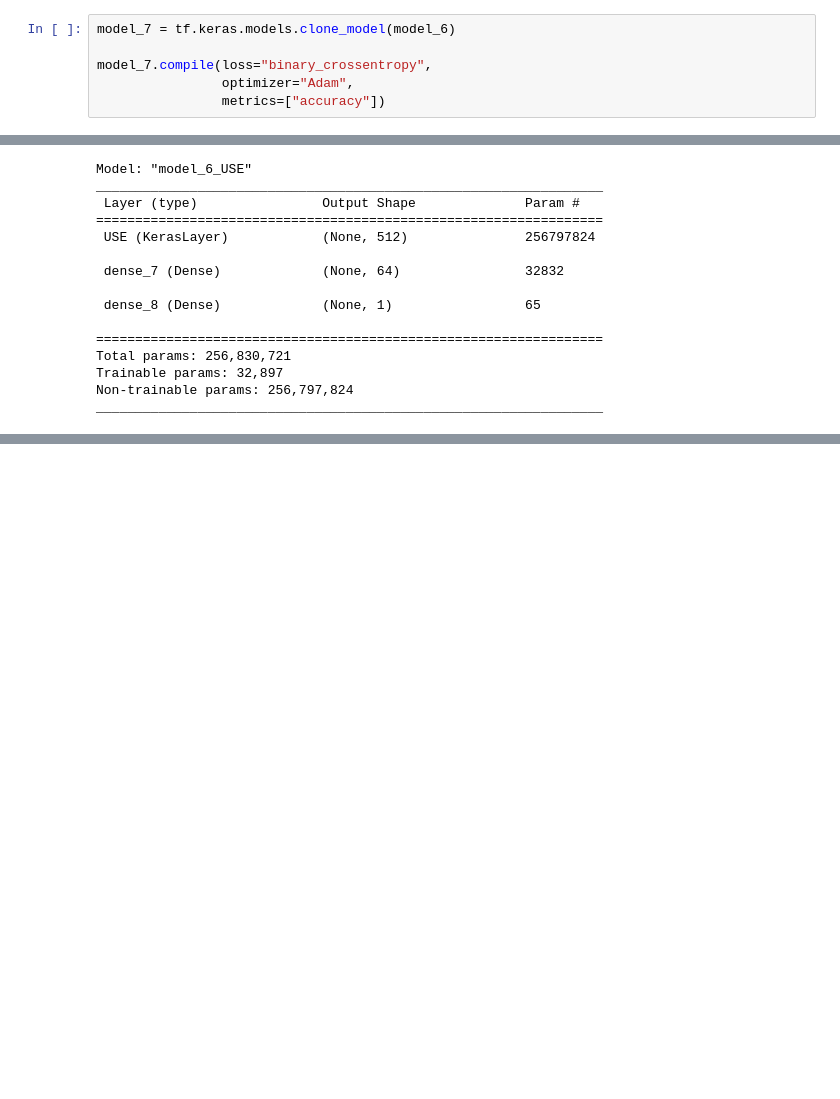
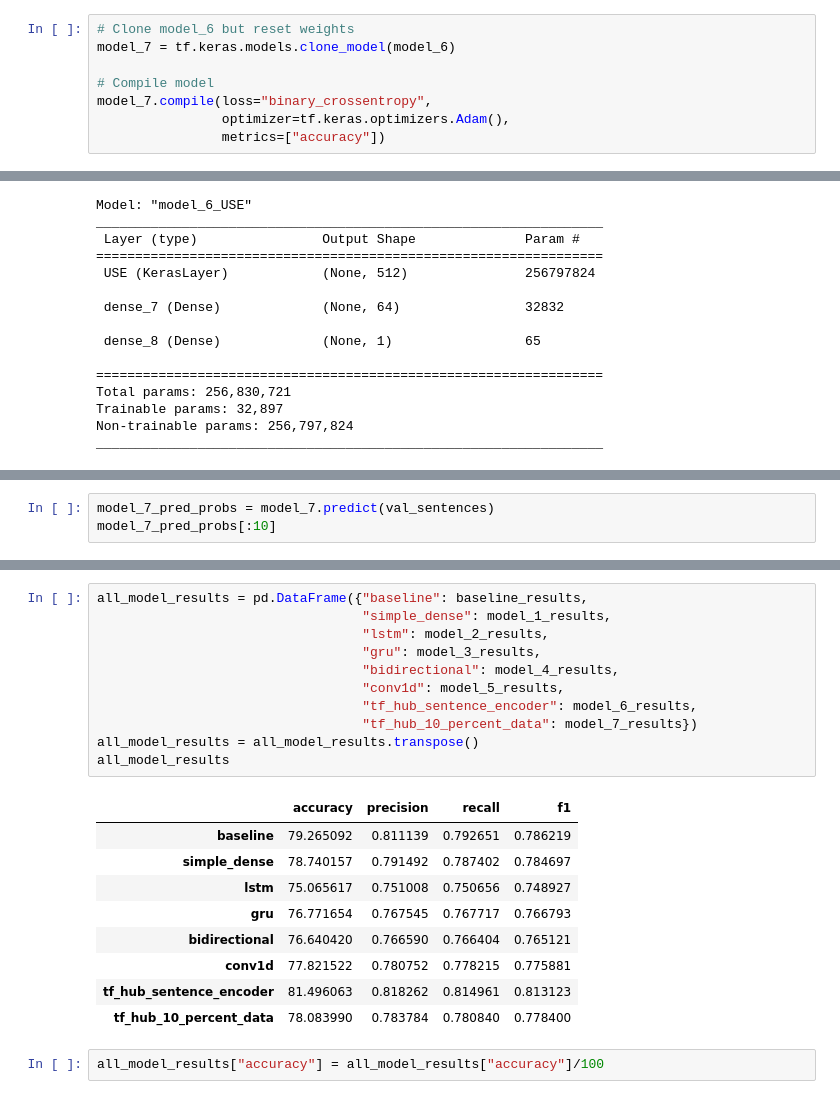
Before and after one commit to boradj/NLP, a Jupyter notebook: Intro_NLP.ipynb, the cells around one changed output, grey strips where cells are left out. Cells and saved outputs as stored; diff of their text form; blank space fills up the shorter version.

```diff
--- a/Intro_NLP.ipynb
+++ b/Intro_NLP.ipynb
@@ -975,10 +970,12 @@ pd.Series(train_labels_10_percent).value_counts()
 1    271
 dtype: int64
 # %%
+# Clone model_6 but reset weights
 model_7 = tf.keras.models.clone_model(model_6)
 
+# Compile model
 model_7.compile(loss="binary_crossentropy",
-                optimizer="Adam",
+                optimizer=tf.keras.optimizers.Adam(),
                 metrics=["accuracy"])
 # %%
 model_7.summary()
@@ -1011,0 +1016,3 @@ UnimplementedError: ignored
+# %%
+model_7_pred_probs = model_7.predict(val_sentences)
+model_7_pred_probs[:10]
@@ -1011,0 +1051,23 @@ UnimplementedError: ignored
+# %%
+all_model_results = pd.DataFrame({"baseline": baseline_results,
+                                  "simple_dense": model_1_results,
+                                  "lstm": model_2_results,
+                                  "gru": model_3_results,
+                                  "bidirectional": model_4_results,
+                                  "conv1d": model_5_results,
+                                  "tf_hub_sentence_encoder": model_6_results,
+                                  "tf_hub_10_percent_data": model_7_results})
+all_model_results = all_model_results.transpose()
+all_model_results
+# %% [output]
+|  | accuracy | precision | recall | f1 |
+| baseline | 79.265092 | 0.811139 | 0.792651 | 0.786219 |
+| simple_dense | 78.740157 | 0.791492 | 0.787402 | 0.784697 |
+| lstm | 75.065617 | 0.751008 | 0.750656 | 0.748927 |
+| gru | 76.771654 | 0.767545 | 0.767717 | 0.766793 |
+| bidirectional | 76.640420 | 0.766590 | 0.766404 | 0.765121 |
+| conv1d | 77.821522 | 0.780752 | 0.778215 | 0.775881 |
+| tf_hub_sentence_encoder | 81.496063 | 0.818262 | 0.814961 | 0.813123 |
+| tf_hub_10_percent_data | 78.083990 | 0.783784 | 0.780840 | 0.778400 |
+# %%
+all_model_results["accuracy"] = all_model_results["accuracy"]/100
```
Also changed, not shown: parts of 23 cells of this notebook.
